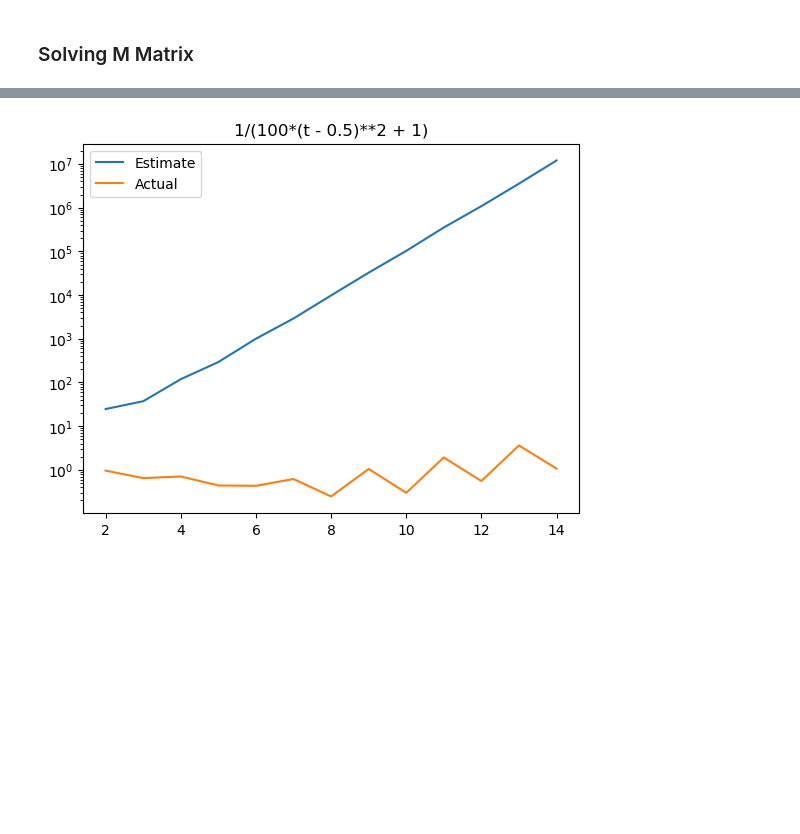
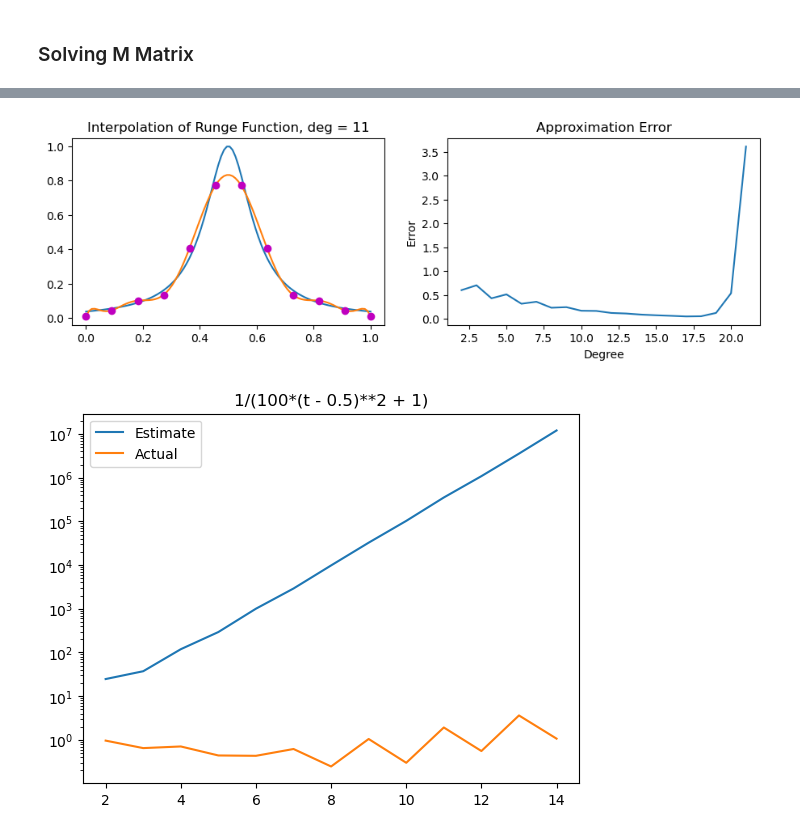
Before and after one commit to ananthkrishna96/Python-Allen-Cahn-FEM-Solver, a Jupyter notebook: Exercises.ipynb, the cells around one changed output, grey strips where cells are left out. Cells and saved outputs as stored; diff of their text form; code cells hidden in the pictures; blank space fills up the shorter version.

```diff
--- a/Exercises.ipynb
+++ b/Exercises.ipynb
@@ -152,3 +157,82 @@ show()
+# %%
+def lagrange_basis(q):
+    n = q.shape[0]
+    L = [n_poly.Polynomial.fromroots([xj for xj in q if xj != q[i]]) for i in range(n)]
+    L = [L[i]/L[i](q[i]) for i in range(n)]
+    return L
+
+def quadrature_rule(Nq):
+
+    p,w = leg.leggauss(Nq)
+    w = .5 * w
+    p = .5*(p+1)
+    W = np.diag(w)
+    return p, W
+
+def get_interpolating_function(LL, ui):
+    def func(LL, ui, x):
+        acc = 0
+        for L, u in zip(LL, ui):
+            # print(L, u)
+            acc += u * L(x)
+        return acc
+    return lambda x: func(LL, ui, x)
+
+def l2_projection(f, q, Nq):
+
+    L = lagrange_basis(q)
+    p, W = quadrature_rule(Nq)
+
+    B = np.zeros((0,Nq))
+    for l in L:
+        B = np.vstack([B,l(p)])
+    M = B.dot(W.dot(B.T))
+    p = p.reshape((p.shape[0],1))
+    b = B.dot(W.dot(f(p)))
+
+    u = np.linalg.solve(M, b)
+    I = get_interpolating_function(L, u)
+
+    return u, I
+
+def main():
+    t = sym.var('t')
+    f = 1 / (1 + 100 * (t - 0.5)**2)
+    Fd = f.diff(t, 1)
+
+    f = sym.lambdify(t,f, 'numpy')
+    F = sym.lambdify(t,Fd, 'numpy')
+
+    deg = 11
+    Nq = deg+1
+    x = np.linspace(0,1,100)
+    q = np.linspace(0,1,Nq)
+
+    u,I = l2_projection(f, q, Nq)
+
+    fig, axes = pl.subplots(1, 2, figsize=(11,3))
+
+    axes[0].plot(x, f(x))
+    axes[0].plot(x, I(x))
+    axes[0].plot(q, u, 'mo')
+    axes[0].set_title("Interpolation of Runge Function, deg = 11")
+
+    degs = np.arange(2,22)
+    errs = []
+    for deg in degs:
+        u,I = l2_projection(f, np.linspace(0,1,deg+1), deg+1)
+        err = np.max(np.abs(f(x) - I(x)))
+        errs.append(err)
+
+    axes[1].plot(degs, errs)
+    axes[1].set_xlabel('Degree')
+    axes[1].set_ylabel('Error')
+    axes[1].set_title('Approximation Error')
+
+if __name__ == "__main__":
+    main()
+# %% [output]
+[figure, added]
 # %%
 # define w
 w = lambda x,q: np.product([x-q[i] for i in range(len(q))], axis=0)
```
Also changed, not shown: parts of 15 cells of this notebook, 1 other file.
